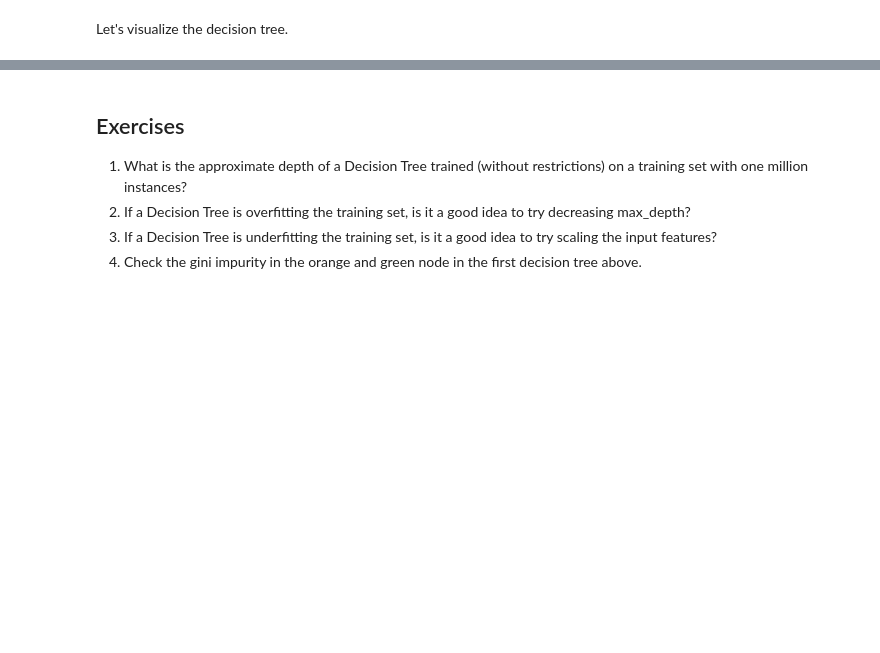
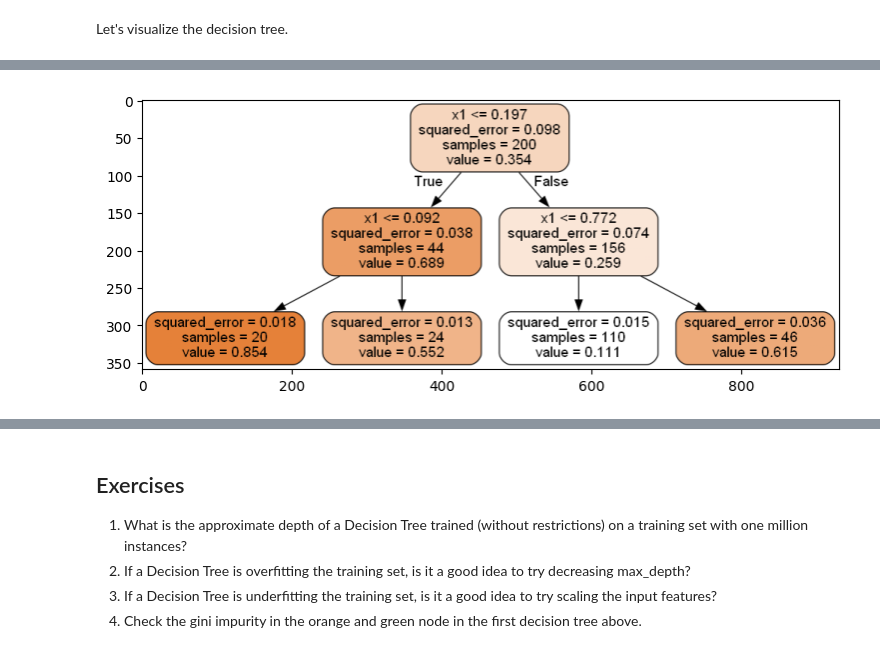
Before and after one commit to HOGENT-ML/course, a Jupyter notebook: 610-decision_trees.ipynb, the cells around one changed output, grey strips where cells are left out. Drawn from its saved outputs; the diff is of its cells as text; code cells hidden in the pictures; blank space fills up the shorter version.

```diff
--- a/610-decision_trees.ipynb
+++ b/610-decision_trees.ipynb
@@ -231,3 +230,10 @@ export_graphviz(
+# %%
+plt.figure(figsize=(9,9))
+img = mpimg.imread('regression_tree.png')
+imgplot = plt.imshow(img)
+plt.show()
+# %% [output]
+[figure, added]
 # %% [markdown]
 - It predicts a values iso a class in each node.
 - For example, suppose you want to make a prediction for a new instance with x = 0.6.
```
Also changed, not shown: parts of 4 cells of this notebook.
